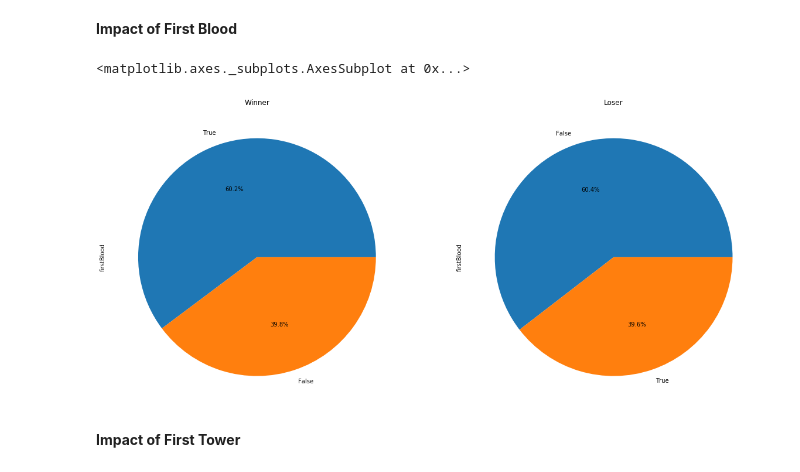
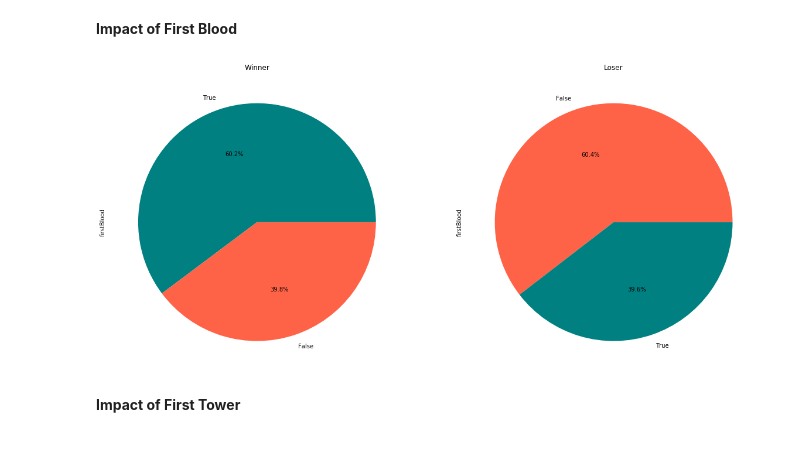
Before and after one commit to ErikSugawara/lol-ranked-kr, a Jupyter notebook: lol-ranked-kr.ipynb, the cells around one changed output. Drawn from its saved outputs; the diff is of its cells as text; code cells hidden in the pictures.

Commit message:
Function create pie and color

```diff
--- a/lol-ranked-kr.ipynb
+++ b/lol-ranked-kr.ipynb
@@ -32,20 +32,31 @@ df_loser.head(3)
 | 2 | 2 | 100 | Fail | False | False | False | False | False | ... |
 # %% [markdown]
 #### Studying the probability of win/lose by doing the first objectives
+# %%
+def color_label(df):
+    cmap = plt.get_cmap('Spectral')
+    if df.index.values[0] is True:
+        return ['teal', 'tomato']
+    else:
+        return ['tomato','teal']
+
+def create_piechart_2(df_obj_winner, df_obj_loser):
+    fig = plt.figure(figsize=(20,10))
+    ax_1 = fig.add_subplot(1,2,1)
+    color_1 = color_label(df_obj_winner)
+    df_obj_winner.plot.pie(ax=ax_1, title = 'Winner', autopct='%1.1f%%', colors=color_1)
+    ax_2 = fig.add_subplot(1,2,2)
+    color_2 = color_label(df_obj_loser)
+    df_obj_loser.plot.pie(ax=ax_2, title = 'Loser', autopct='%1.1f%%', colors=color_2)
 # %% [markdown]
 __Impact of First Blood__
 # %%
 fb_winner = df_winner['firstBlood'].value_counts()
 fb_loser = df_loser['firstBlood'].value_counts()
-# %%
-fig = plt.figure(figsize=(20,10))
-ax_1 = fig.add_subplot(1,2,1)
-fb_winner.plot.pie(ax=ax_1, title = 'Winner', autopct='%1.1f%%')
-ax_2 = fig.add_subplot(1,2,2)
-fb_loser.plot.pie(ax=ax_2, title = 'Loser', autopct='%1.1f%%')
-# %% [output]
-<matplotlib.axes._subplots.AxesSubplot at 0x...>
-[figure, removed]
+# %%
+create_piechart_2(fb_winner, fb_loser)
+# %% [output]
+[figure, added]
 # %% [markdown]
 __Impact of First Tower__
 # %%
```
Also changed, not shown: parts of 10 cells of this notebook.
